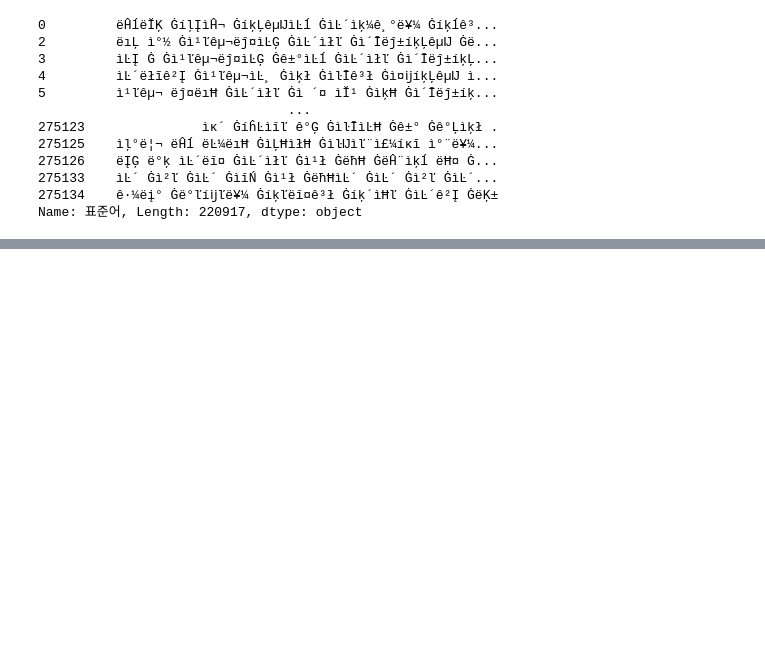
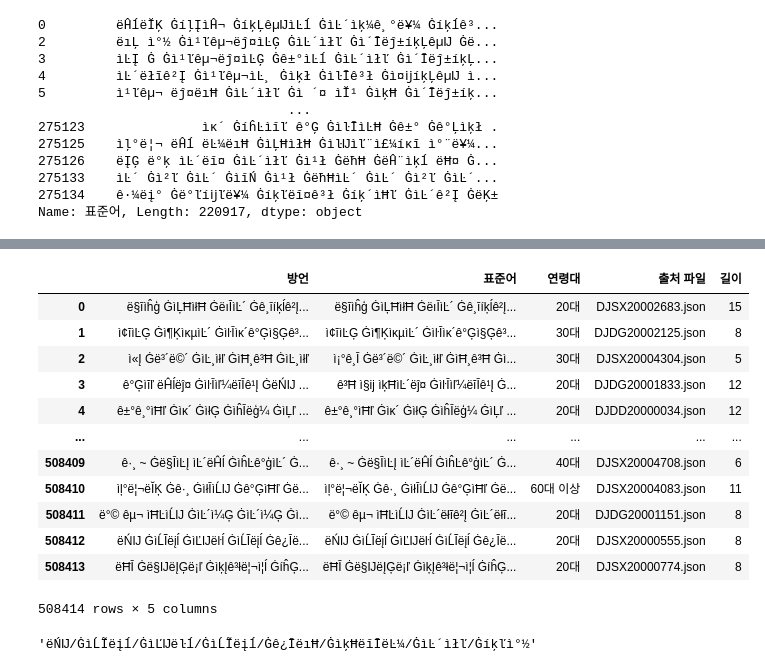
Before and after one commit to BlessingDev/NLP-Standard-Dialect-Translation, a Jupyter notebook: EDA/EDA4.ipynb, the cells around one changed output, grey strips where cells are left out. Cells and saved outputs as stored; diff of their text form; code cells hidden in the pictures; blank space fills up the shorter version.

```diff
--- a/EDA/EDA4.ipynb
+++ b/EDA/EDA4.ipynb
@@ -1247,0 +1292,21 @@ df.to_csv("../datas/output/jeonla_dialect_test_bpe.csv")
+# %%
+df = pd.read_csv("../datas/output/jeonla_dialect_data_bpe.csv", index_col=0)
+df
+# %% [output]
+|  | 방언 | 표준어 | 연령대 | 출처 파일 | 길이 |
+| 0 | ë§īìĥģ ĠìĻĦìłĦ ĠëıĪìĿ´ Ġê¸īíķĺê²Į... | ë§īìĥģ ĠìĻĦìłĦ ĠëıĪìĿ´ Ġê¸īíķĺê²Į... | 20대 | DJSX20002683.json | 15 |
+| 1 | ì¢ĭìĿĢ Ġì¶ĶìĸµìĿ´ ĠìŀĪìĸ´ê°Ģì§Ģê³... | ì¢ĭìĿĢ Ġì¶ĶìĸµìĿ´ ĠìŀĪìĸ´ê°Ģì§Ģê³... | 30대 | DJDG20002125.json | 8 |
+| 2 | ì«Į Ġë³´ë©´ ĠìĿ¸ìłľ ĠìĦ¸ê³Ħ ĠìĿ¸ìłľ | ì¡°ê¸Ī Ġë³´ë©´ ĠìĿ¸ìłľ ĠìĦ¸ê³Ħ Ġì... | 30대 | DJSX20004304.json | 5 |
+| 3 | ê°Ģìĭľ ëĤĺëĵ¤ ĠìŀĪìľ¼ëĭĪê¹Į ĠëŃĲ ... | ê³Ħ ì§ĳ ìķĦìĿ´ëĵ¤ ĠìŀĪìľ¼ëĭĪê¹Į Ġ... | 20대 | DJDG20001833.json | 12 |
+| 4 | ê±°ê¸°ìĦľ Ġìĸ´ ĠìłĢ ĠìĥĪëģ¼ ĠìĻľ ... | ê±°ê¸°ìĦľ Ġìĸ´ ĠìłĢ ĠìĥĪëģ¼ ĠìĻľ ... | 20대 | DJDD20000034.json | 12 |
+| ... | ... | ... | ... | ... | ... |
+| 508409 | ê·¸ ~ Ġë§ĪìĿĮ ìĿ´ëĤĺ ĠìĥĿê°ģìĿ´ Ġ... | ê·¸ ~ Ġë§ĪìĿĮ ìĿ´ëĤĺ ĠìĥĿê°ģìĿ´ Ġ... | 40대 | DJSX20004708.json | 6 |
+| 508410 | ìļ°ë¦¬ëĬĶ Ġê·¸ ĠìłĪìĹĲ Ġê°ĢìĦľ Ġë... | ìļ°ë¦¬ëĬĶ Ġê·¸ ĠìłĪìĹĲ Ġê°ĢìĦľ Ġë... | 60대 이상 | DJSX20004083.json | 11 |
+| 508411 | ë°© êµ¬ ìĦĿìĹĲ ĠìĿ´ì¼Ģ ĠìĿ´ì¼Ģ Ġì... | ë°© êµ¬ ìĦĿìĹĲ ĠìĿ´ëłĩê²Į ĠìĿ´ëłĩ... | 20대 | DJDG20001151.json | 8 |
+| 508412 | ëŃĲ ĠìĹĨëįĺ ĠìĽĲëŀĺ ĠìĹĨëįĺ Ġê¿Īë... | ëŃĲ ĠìĹĨëįĺ ĠìĽĲëŀĺ ĠìĹĨëįĺ Ġê¿Īë... | 20대 | DJSX20000555.json | 8 |
+| 508413 | ëĦĪ Ġë§ĲëĮĢë¡ľ ĠìķĮê³łë¦¬ì¦ĺ ĠíĥĢ... | ëĦĪ Ġë§ĲëĮĢë¡ľ ĠìķĮê³łë¦¬ì¦ĺ ĠíĥĢ... | 20대 | DJSX20000774.json | 8 |
+508414 rows × 5 columns
+# %%
+df.loc[508412, "방언"].replace(" ", "/")
+# %% [output]
+'ëŃĲ/ĠìĹĨëįĺ/ĠìĽĲëŀĺ/ĠìĹĨëįĺ/Ġê¿ĪëıĦ/ĠìķĦëĭĪëĿ¼/ĠìĿ´ìłľ/Ġíķľì°½'
```
Also changed, not shown: parts of 7 cells of this notebook, 6 other files.
